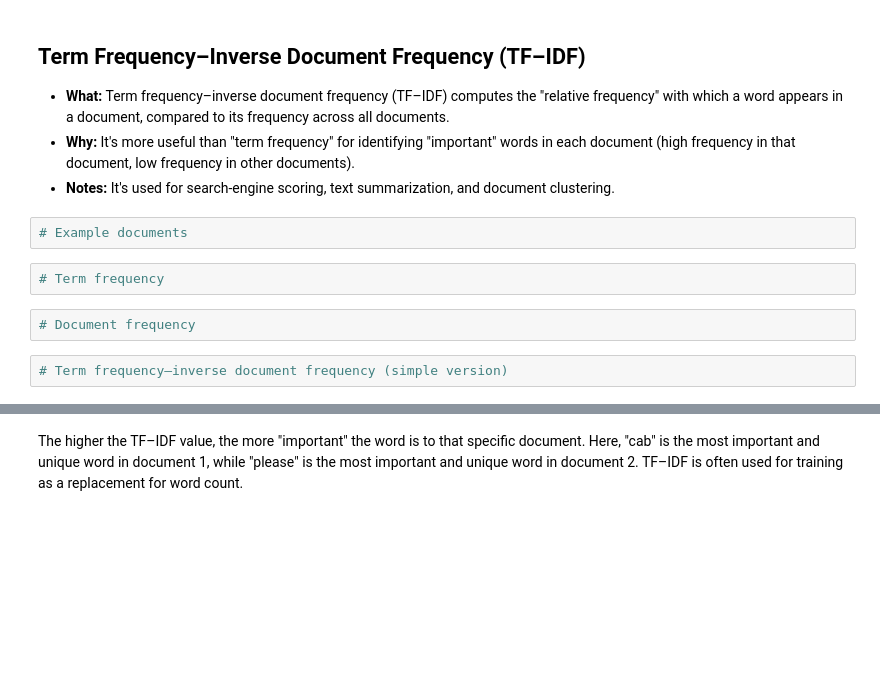
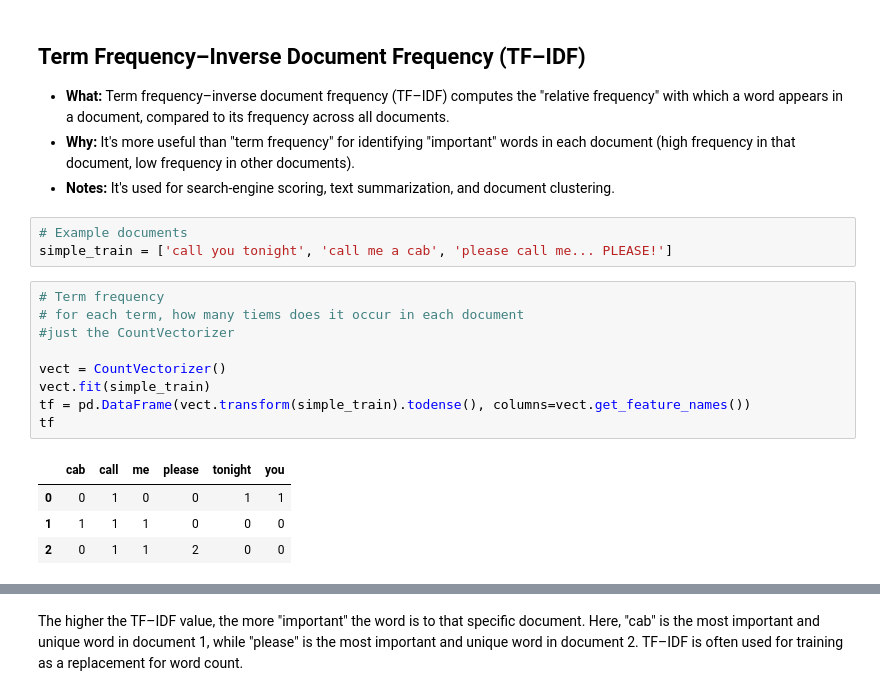
Before and after one commit to naidaire/lesson17_NLP, a Jupyter notebook: natural_language_processing.ipynb, the cells around one changed output, grey strips where cells are left out. Saved outputs shown, nothing was run; the diff lists cells and outputs as text; blank space fills up the shorter version.

```diff
--- a/natural_language_processing.ipynb
+++ b/natural_language_processing.ipynb
@@ -411,11 +833,20 @@ Keep in mind that you should constantly be thinking about the result of each pre
 - **What:** Term frequency–inverse document frequency (TF–IDF) computes the "relative frequency" with which a word appears in a document, compared to its frequency across all documents.
 - **Why:** It's more useful than "term frequency" for identifying "important" words in each document (high frequency in that document, low frequency in other documents).
 - **Notes:** It's used for search-engine scoring, text summarization, and document clustering.
-# %%
-# Example documents
-# %%
-# Term frequency
-# %%
-# Document frequency
-# %%
-# Term frequency–inverse document frequency (simple version)
+# %%
+# Example documents
+simple_train = ['call you tonight', 'call me a cab', 'please call me... PLEASE!']
+# %%
+# Term frequency
+# for each term, how many tiems does it occur in each document
+#just the CountVectorizer
+
+vect = CountVectorizer()
+vect.fit(simple_train)
+tf = pd.DataFrame(vect.transform(simple_train).todense(), columns=vect.get_feature_names())
+tf
+# %% [output]
+|  | cab | call | me | please | tonight | you |
+| 0 | 0 | 1 | 0 | 0 | 1 | 1 |
+| 1 | 1 | 1 | 1 | 0 | 0 | 0 |
+| 2 | 0 | 1 | 1 | 2 | 0 | 0 |
```
Also changed, not shown: parts of 83 cells of this notebook, 1 other file.
